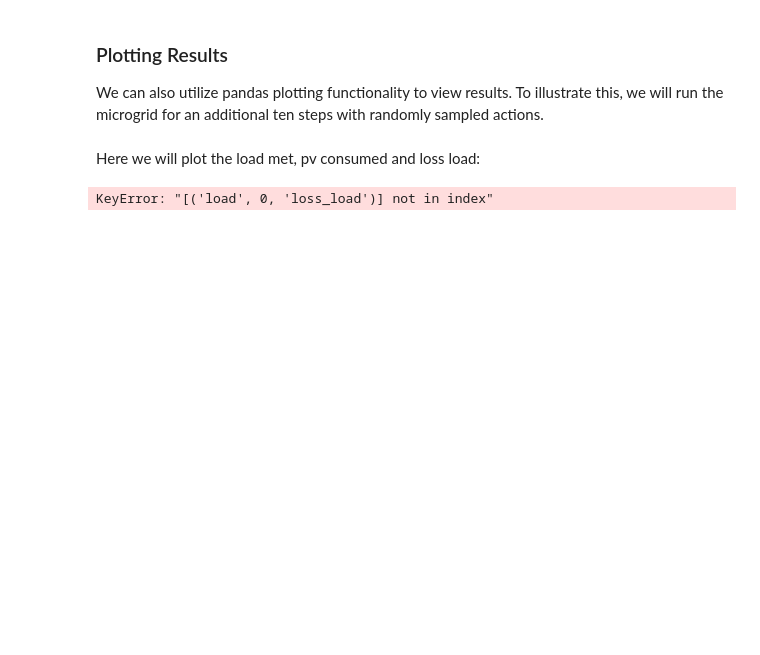
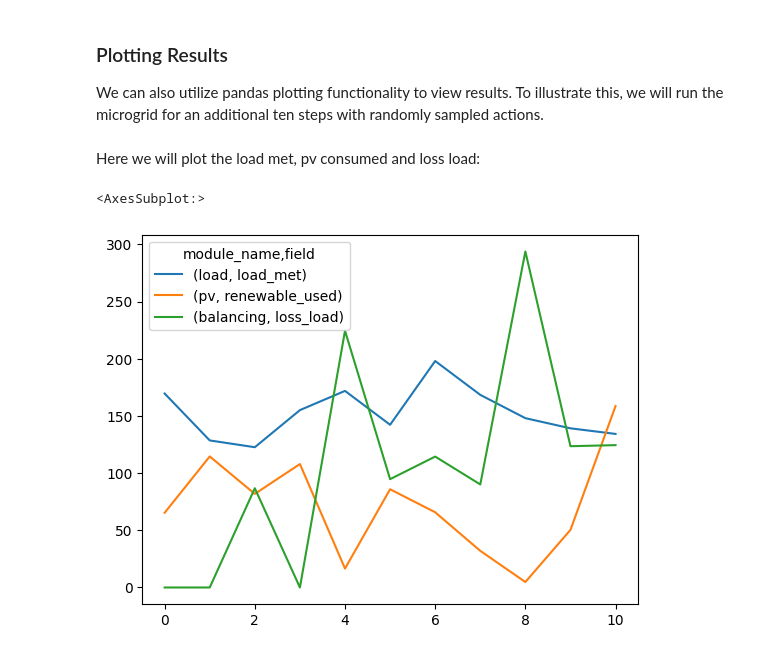
Before and after one commit to Total-RD/pymgrid, a Jupyter notebook: notebooks/quick-start.ipynb, the cells around one changed output. Saved outputs shown, nothing was run; the diff lists cells and outputs as text; code cells hidden in the pictures; blank space fills up the shorter version.

```diff
--- a/notebooks/quick-start.ipynb
+++ b/notebooks/quick-start.ipynb
@@ -208,7 +203,7 @@ Here we will plot the load met, pv consumed and loss load:
 # %%
 microgrid.log[[('load', 0, 'load_met'),
                ('pv', 0, 'renewable_used'),
-               ('load', 0, 'loss_load'),
                ('balancing', 0, 'loss_load')]].droplevel(axis=1, level=1).plot()
 # %% [output]
-KeyError: "[('load', 0, 'loss_load')] not in index"
+<AxesSubplot:>
+[figure, added]
```
Also changed, not shown: parts of 5 cells of this notebook.
